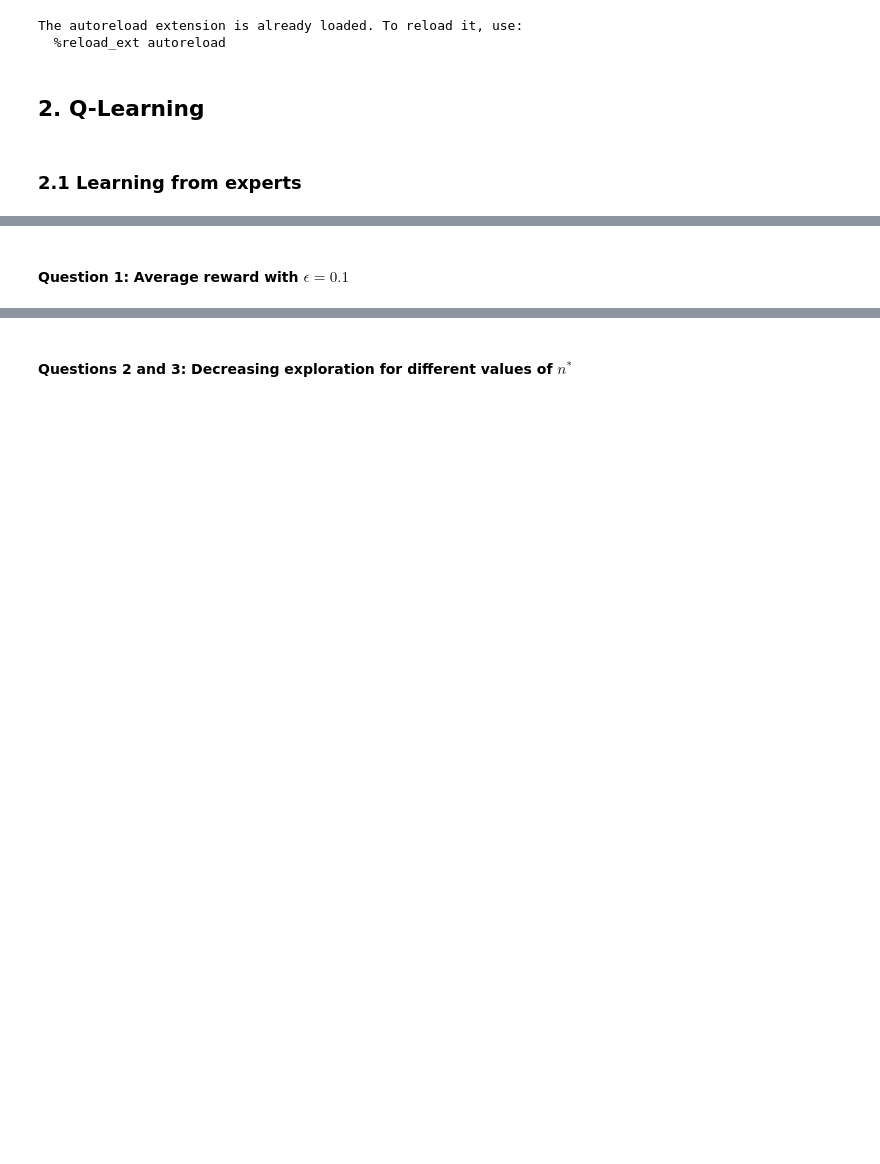
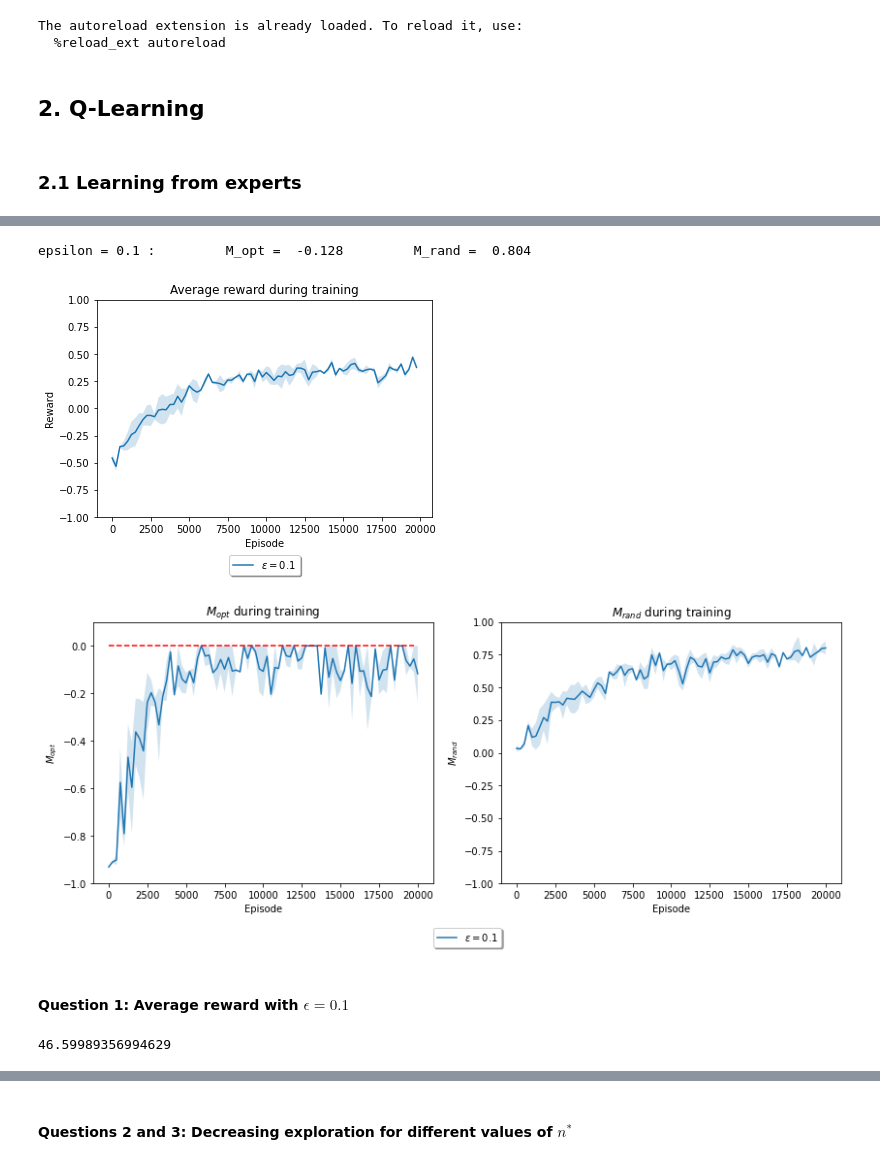
Before and after one commit to IvanBioli/ANN_Project, a Jupyter notebook: code/mini_project_1.ipynb, the cells around one changed output, grey strips where cells are left out. Cells and saved outputs as stored; diff of their text form; code cells hidden in the pictures; blank space fills up the shorter version.

```diff
--- a/code/mini_project_1.ipynb
+++ b/code/mini_project_1.ipynb
@@ -29,6 +29,6 @@ alpha = 0.05    # Learning rate
 gamma = 0.99    # Discount factor
 epsilon_opt = 0.5   # Optimal player's epsilon
 num_episodes = 20000
-num_avg = 20
+num_avg = 2
 # %% [markdown]
 ### 2.1 Learning from experts
@@ -38,27 +34,0 @@ epsilon_vec = np.hstack((epsilon_vec_plot, np.setdiff1d(np.logspace(-4, -1, 10),
-# %%
-if not load:
-    env = TictactoeEnv()
-    stats_dict_eps_list = []
-    for i in range(num_avg):
-        print('************** RUN', i+1, 'OF', num_avg, '**************')
-        stats_dict_eps = {}
-        for epsilon in epsilon_vec:
-            print("------------- Training with epsilon =", epsilon, "-------------")
-            start = time.time()
-            Q, stats = q_learning(env, num_episodes=num_episodes,
-                                  epsilon_exploration=epsilon, test_freq=250, verbose=False, against_opt=True)
-            M_opt = measure_performance(QPlayer(Q=Q), OptimalPlayer(epsilon=0.), num_episodes=2000)
-            M_rand = measure_performance(QPlayer(Q=Q), OptimalPlayer(epsilon=1.), num_episodes=2000)
-            print("M_opt =", M_opt)
-            print("M_rand =", M_rand)
-            stats_dict_eps.update({epsilon: (stats, M_opt, M_rand)})
-            elapsed = time.time() - start
-            print("Training with epsilon =", epsilon, " took:", time.strftime("%Hh%Mm%Ss", time.gmtime(elapsed)), "\n\n")
-        stats_dict_eps_list.append(stats_dict_eps)
-
-    if save_stats:
-        output_folder = os.path.join(os.getcwd(), 'results')
-        os.makedirs(output_folder, exist_ok=True)
-        fname = output_folder + '/stats_dict_eps_list.pkl'
-        with open(fname, 'wb') as handle:
-            pickle.dump(stats_dict_eps_list, handle, protocol=pickle.HIGHEST_PROTOCOL)
@@ -68,0 +35,13 @@ KeyboardInterrupt:
+# %%
+var_name = 'eps'
+epsilon_vec = [0.1]
+q_learning_params_list = []
+for eps in epsilon_vec:
+    params = {'env': env,
+              'num_episodes': num_episodes,
+              'epsilon_exploration': eps,
+              'test_freq': 250,
+              'against_opt': True}
+    q_learning_params_list.append(params)
+# %%
+stats_dict_eps_list = train_avg(var_name, epsilon_vec, q_learning_params_list, num_avg = num_avg, save_stats = save_stats)
@@ -69,12 +61,16 @@ KeyboardInterrupt:
 # %%
 if load:
     output_folder = os.path.join(os.getcwd(), 'results')
     os.makedirs(output_folder, exist_ok=True)
     fname = output_folder + '/stats_dict_eps_list.pkl'
     with open(fname, 'rb') as handle:
         stats_dict_eps_list = pickle.load(handle)
 
-plot_stats(stats_dict_eps_list, epsilon_vec_plot, "epsilon", "\epsilon", save=save_figs, std=True)
+plot_stats(stats_dict_eps_list, epsilon_vec, "epsilon", "\epsilon", save=save_figs, std=True)
+# %% [output]
+epsilon = 0.1 :         M_opt =  -0.128         M_rand =  0.804
+[figure, added]
+[figure, added]
 # %% [markdown]
 #### Question 1: Average reward with $\epsilon = 0.1$
 # %%
@@ -83,6 +79,8 @@ rewards_list = []
 for i in range(num_avg):
     Q, stats = q_learning(env, epsilon_exploration=epsilon_exploration, num_episodes=num_episodes, verbose=False, against_opt=True)
     rewards_list.append(stats['rewards'])
+# %% [output]
+46.59989356994629
 # %%
 # Plotting the average reward for every 250 games during training
 running_rewards_list = []
```
Also changed, not shown: parts of 9 cells of this notebook, 3 other files.
